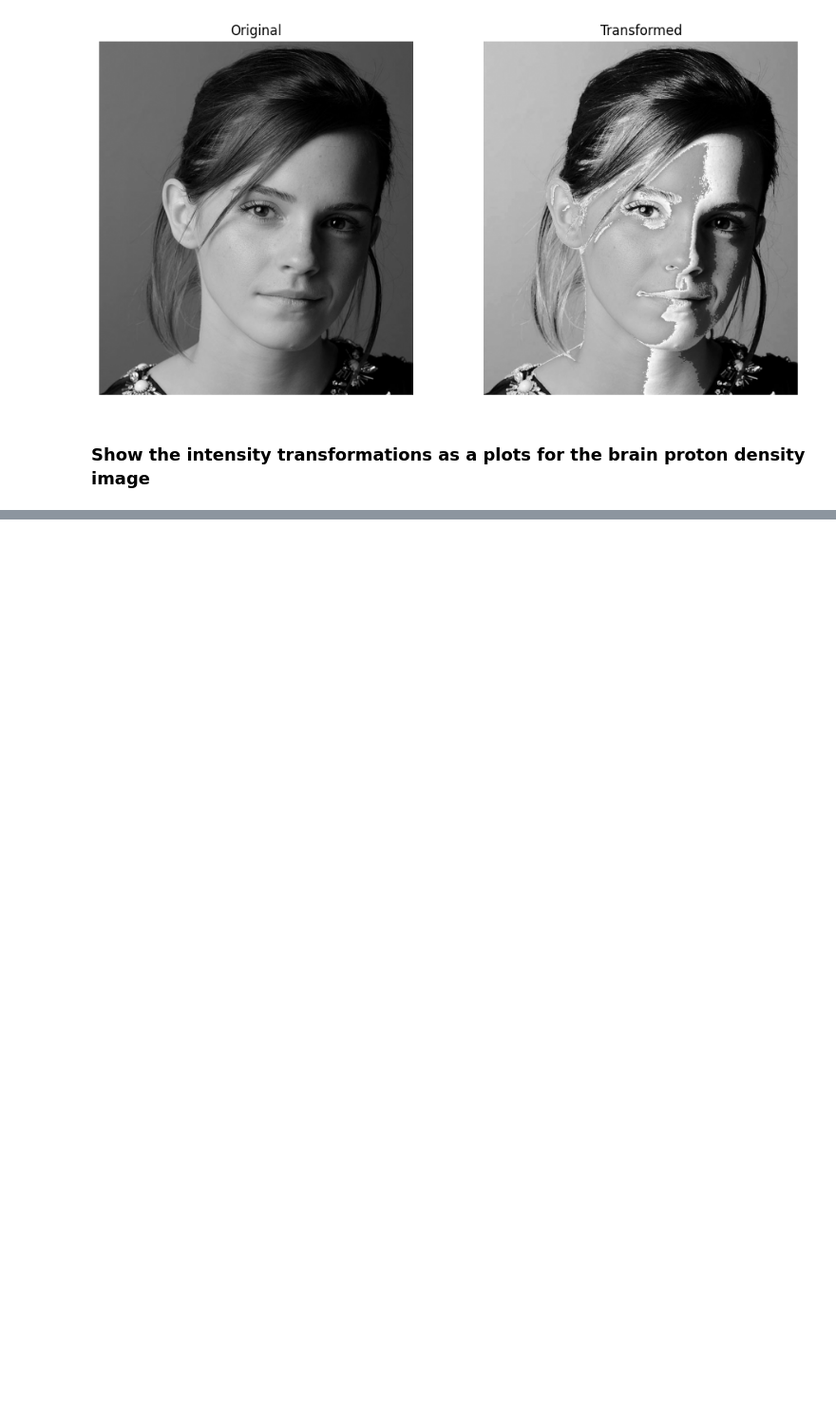
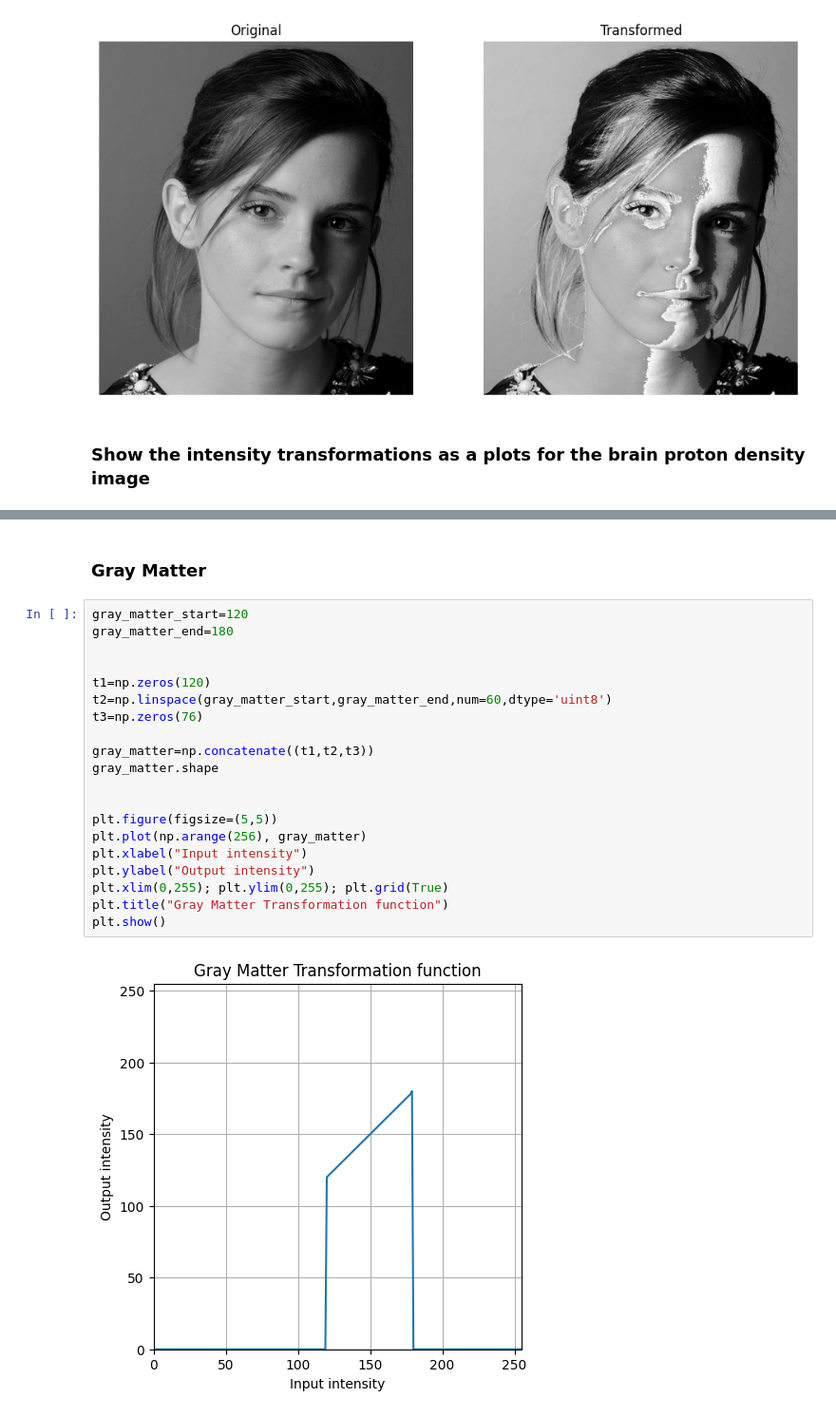
Before and after one commit to HimanSenaweera/EN3160---Image-Processing-and-Machine-Vision, a Jupyter notebook: Assignement1/assignment1.ipynb, the cells around one changed output, grey strips where cells are left out. Shown at 95% size. Drawn from its saved outputs; the diff is of its cells as text; blank space fills up the shorter version.

```diff
--- a/Assignement1/assignment1.ipynb
+++ b/Assignement1/assignment1.ipynb
@@ -57,0 +114,24 @@ plt.show()
+# %% [markdown]
+### Gray Matter
+# %%
+gray_matter_start=120
+gray_matter_end=180
+
+
+t1=np.zeros(120)
+t2=np.linspace(gray_matter_start,gray_matter_end,num=60,dtype='uint8')
+t3=np.zeros(76)
+
+gray_matter=np.concatenate((t1,t2,t3))
+gray_matter.shape
+
+
+plt.figure(figsize=(5,5))
+plt.plot(np.arange(256), gray_matter)
+plt.xlabel("Input intensity")
+plt.ylabel("Output intensity")
+plt.xlim(0,255); plt.ylim(0,255); plt.grid(True)
+plt.title("Gray Matter Transformation function")
+plt.show()
+# %% [output]
+[figure, added]
```
Also changed, not shown: parts of 11 cells of this notebook, 16 other files.
